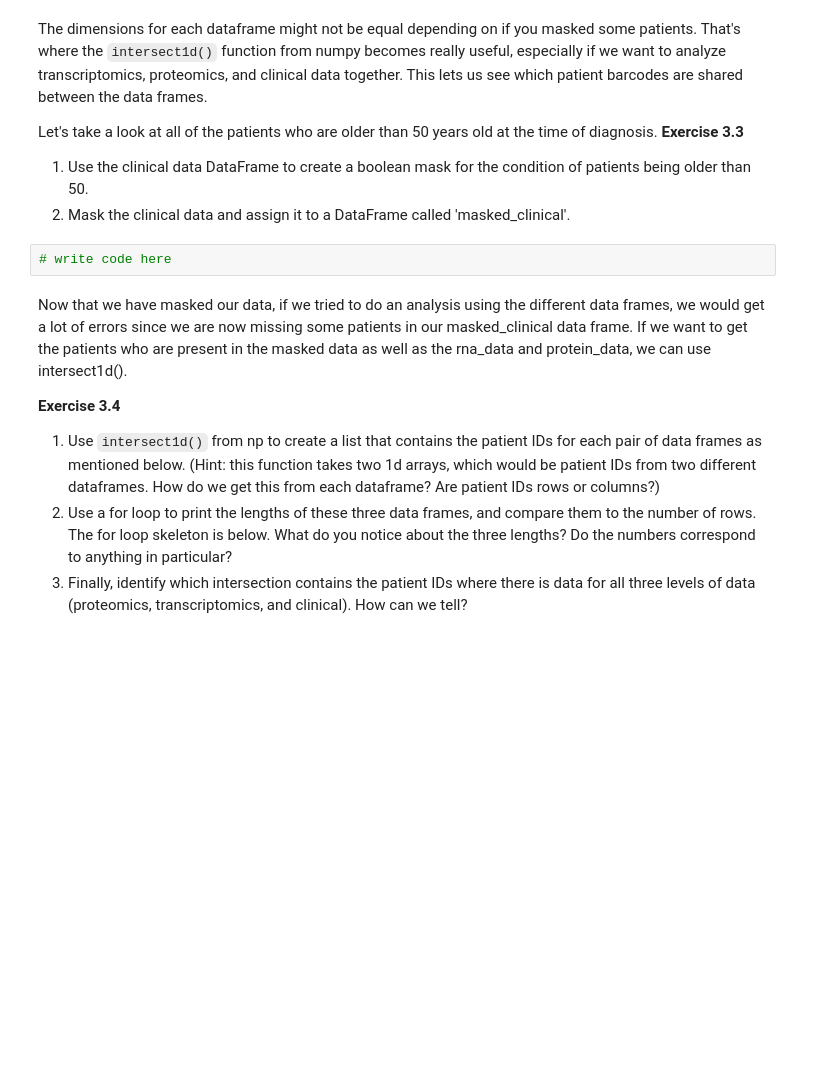
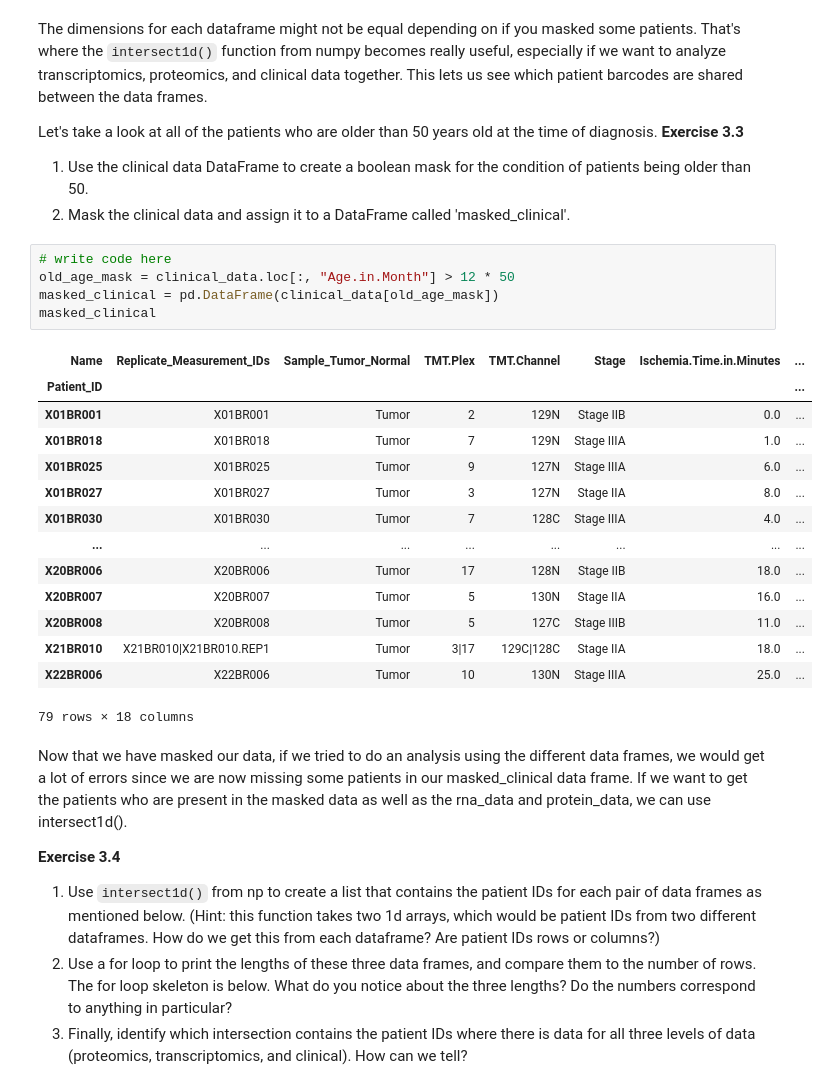
Before and after one commit to KNSniperMane2/qbio_490_kenneth, a Jupyter notebook: week10_proteomics/Intro_to_CPTAC_and_Proteomics.ipynb, the cells around one changed output. Drawn from its saved outputs; the diff is of its cells as text; blank space fills up the shorter version.

```diff
--- a/week10_proteomics/Intro_to_CPTAC_and_Proteomics.ipynb
+++ b/week10_proteomics/Intro_to_CPTAC_and_Proteomics.ipynb
@@ -183,6 +344,24 @@ Let's take a look at all of the patients who are older than 50 years old at the
 2.  Mask the clinical data and assign it to a DataFrame called 'masked_clinical'.
 # %%
 # write code here
+old_age_mask = clinical_data.loc[:, "Age.in.Month"] > 12 * 50
+masked_clinical = pd.DataFrame(clinical_data[old_age_mask])
+masked_clinical
+# %% [output]
+| Name | Replicate_Measurement_IDs | Sample_Tumor_Normal | TMT.Plex | TMT.Channel | Stage | Ischemia.Time.in.Minutes | ... |
+| Patient_ID |  |  |  |  |  |  | ... |
+| X01BR001 | X01BR001 | Tumor | 2 | 129N | Stage IIB | 0.0 | ... |
+| X01BR018 | X01BR018 | Tumor | 7 | 129N | Stage IIIA | 1.0 | ... |
+| X01BR025 | X01BR025 | Tumor | 9 | 127N | Stage IIIA | 6.0 | ... |
+| X01BR027 | X01BR027 | Tumor | 3 | 127N | Stage IIA | 8.0 | ... |
+| X01BR030 | X01BR030 | Tumor | 7 | 128C | Stage IIIA | 4.0 | ... |
+| ... | ... | ... | ... | ... | ... | ... | ... |
+| X20BR006 | X20BR006 | Tumor | 17 | 128N | Stage IIB | 18.0 | ... |
+| X20BR007 | X20BR007 | Tumor | 5 | 130N | Stage IIA | 16.0 | ... |
+| X20BR008 | X20BR008 | Tumor | 5 | 127C | Stage IIIB | 11.0 | ... |
+| X21BR010 | X21BR010|X21BR010.REP1 | Tumor | 3|17 | 129C|128C | Stage IIA | 18.0 | ... |
+| X22BR006 | X22BR006 | Tumor | 10 | 130N | Stage IIIA | 25.0 | ... |
+79 rows × 18 columns
 # %% [markdown]
 Now that we have masked our data, if we tried to do an analysis using the different data frames, we would get a lot of errors since we are now missing some patients in our masked_clinical data frame. If we want to get the patients who are present in the masked data as well as the rna_data and protein_data, we can use intersect1d().
 
```
Also changed, not shown: parts of 21 cells of this notebook.
